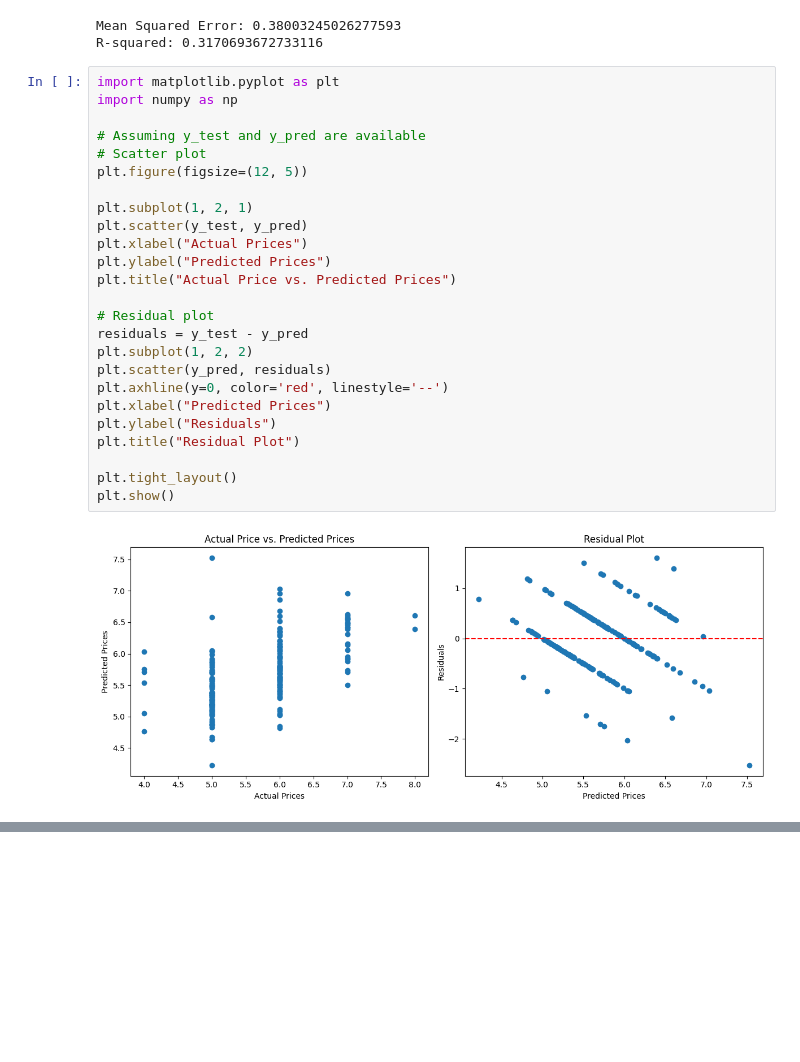
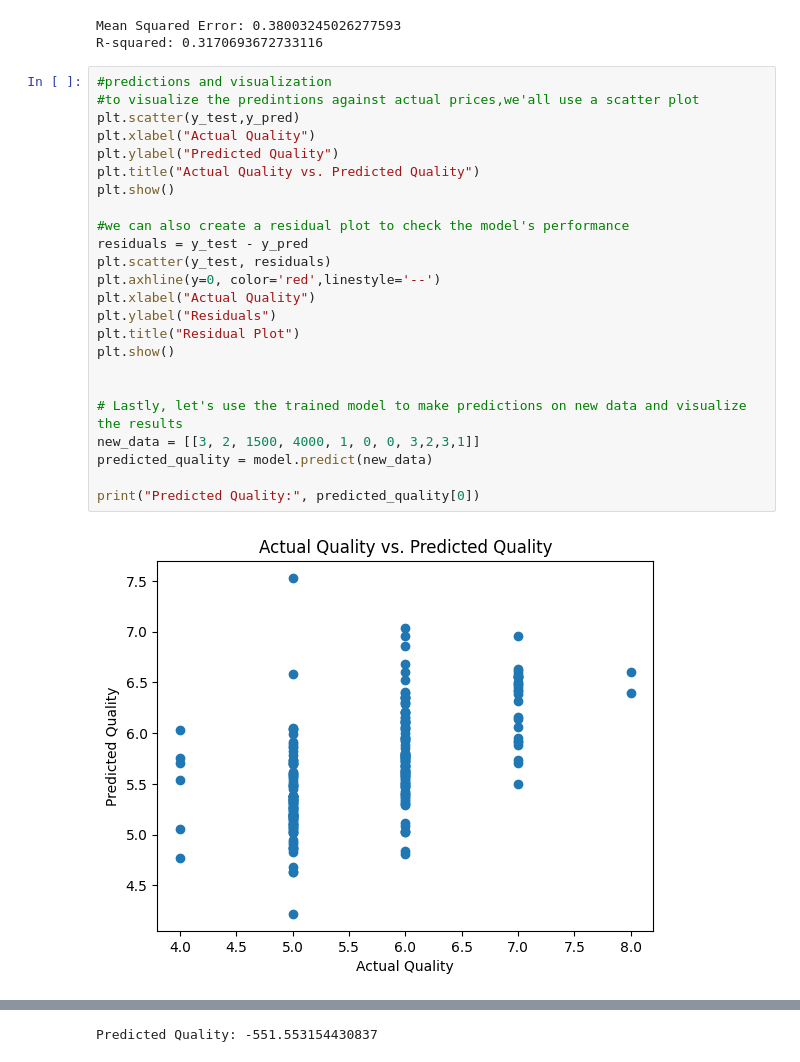
Before and after one commit to raj0401/Bharat_Intern, a Jupyter notebook: wine_quality.ipynb, the cells around one changed output, grey strips where cells are left out. Cells and saved outputs as stored; diff of their text form; blank space fills up the shorter version.

```diff
--- a/wine_quality.ipynb
+++ b/wine_quality.ipynb
@@ -105,30 +105,29 @@ print("R-squared:",r2)
 # %% [output]
 Mean Squared Error: 0.38003245026277593
 R-squared: 0.3170693672733116
-# %%
-import matplotlib.pyplot as plt
-import numpy as np
-
-# Assuming y_test and y_pred are available
-# Scatter plot
-plt.figure(figsize=(12, 5))
-
-plt.subplot(1, 2, 1)
-plt.scatter(y_test, y_pred)
-plt.xlabel("Actual Prices")
-plt.ylabel("Predicted Prices")
-plt.title("Actual Price vs. Predicted Prices")
-
-# Residual plot
-residuals = y_test - y_pred
-plt.subplot(1, 2, 2)
-plt.scatter(y_pred, residuals)
-plt.axhline(y=0, color='red', linestyle='--')
-plt.xlabel("Predicted Prices")
-plt.ylabel("Residuals")
-plt.title("Residual Plot")
-
-plt.tight_layout()
-plt.show()
-# %% [output]
-[figure, removed]
+# %%
+#predictions and visualization
+#to visualize the predintions against actual prices,we'all use a scatter plot
+plt.scatter(y_test,y_pred)
+plt.xlabel("Actual Quality")
+plt.ylabel("Predicted Quality")
+plt.title("Actual Quality vs. Predicted Quality")
+plt.show()
+
+#we can also create a residual plot to check the model's performance
+residuals = y_test - y_pred
+plt.scatter(y_test, residuals)
+plt.axhline(y=0, color='red',linestyle='--')
+plt.xlabel("Actual Quality")
+plt.ylabel("Residuals")
+plt.title("Residual Plot")
+plt.show()
+
+
+# Lastly, let's use the trained model to make predictions on new data and visualize the results
+new_data = [[3, 2, 1500, 4000, 1, 0, 0, 3,2,3,1]]
+predicted_quality = model.predict(new_data)
+
+print("Predicted Quality:", predicted_quality[0])
+# %% [output]
+[figure, added]
@@ -134,0 +135 @@ plt.show()
+Predicted Quality: -551.553154430837
```
Also changed, not shown: parts of 1 cell of this notebook.
